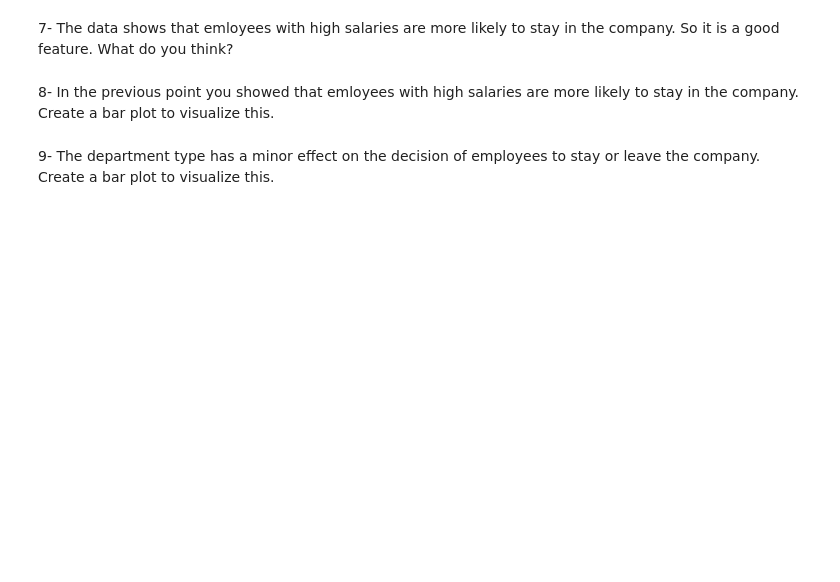
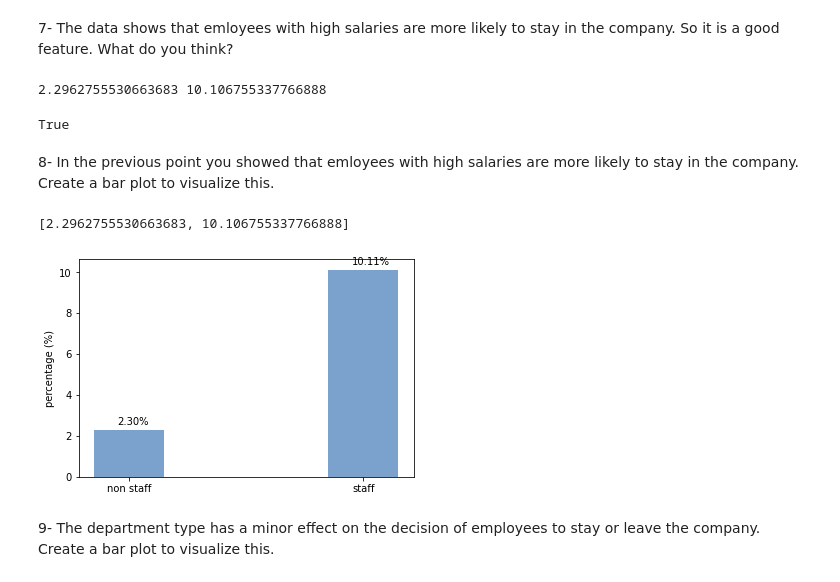
Before and after one commit to 4m-world/p, a Jupyter notebook: PythonIT_HRExercise.ipynb, the cells around one changed output. Saved outputs shown, nothing was run; the diff lists cells and outputs as text; code cells hidden in the pictures; blank space fills up the shorter version.

```diff
--- a/PythonIT_HRExercise.ipynb
+++ b/PythonIT_HRExercise.ipynb
@@ -29,3 +44,6 @@ HRnp = np.array(HR)
 1- How many employees left the compnay in the dataset?
 # %%
 # write your code here
+filterLeft = HR['left'] == 1
+left = HR.loc[filterLeft]['left'].count()
+left
@@ -39,0 +63,6 @@ HRnp = np.array(HR)
+# %%
+# write your code here
+filterStaff = HR['left'] != 1
+leftSat = HR[filterLeft]['satisfaction_level'].mean()
+staffSat = HR[filterStaff]['satisfaction_level'].mean()
+staffSat > leftSat
@@ -56,2 +114,12 @@ HRnp = np.array(HR)
+# %%
+# write your code here
+filterHighSalary = HR['salary'] == 'high'
+numNonStaffWithHighSalary = HR[filterLeft & filterHighSalary]['left'].count() / HR[filterLeft]['left'].count() * 100.0
+numStaffWithHighSalary = HR[filterStaff & filterHighSalary]['left'].count() / HR[filterStaff]['left'].count() * 100.0
+print(numNonStaffWithHighSalary, numStaffWithHighSalary)
+numNonStaffWithHighSalary < numStaffWithHighSalary
+# %% [output]
+2.2962755530663683 10.106755337766888
+True
 # %% [markdown]
 8- In the previous point you showed that emloyees with high salaries are more likely to stay in the company. Create a bar plot to visualize this.
@@ -60,2 +126,25 @@ HRnp = np.array(HR)
+# %%
+# write your code here
+import matplotlib.pyplot as plt
+# plt.bar(['Left Staff', 'Staff'],[HR[filterLeft & filterHighSalary]['left'].count(), HR[filterStaff & filterHighSalary]['left'].count()])
+data = [numNonStaffWithHighSalary, numStaffWithHighSalary]
+labels = ['non staff', 'staff']
+width = 0.3
+indx = range(len(data))
+print(data)
+fig, ax = plt.subplots()
+ax.set_ylabel('percentage (%)')
+b1 =ax.bar(indx, data, color ='#437bb7', width= width, alpha=0.7, align='center', linewidth = 0)
+ax.set_xticks(indx)
+ax.set_xticklabels(labels)
+# (b1, labels=[f'{x:.3}' for x in data])
+for i, v in enumerate(data):
+  label = f'{v/100:.2%}'
+  ax.text(i -.05, v + .25, label)
+plt.show()
+#plt.grid(color='#95a5a6', linestyle='--', linewidth=2, axis='y', alpha=0.7)
+# %% [output]
+[2.2962755530663683, 10.106755337766888]
+[figure, added]
 # %% [markdown]
 9- The department type has a minor effect on the decision of employees to stay or leave the company. Create a bar plot to visualize this.
```
Also changed, not shown: parts of 16 cells of this notebook.
